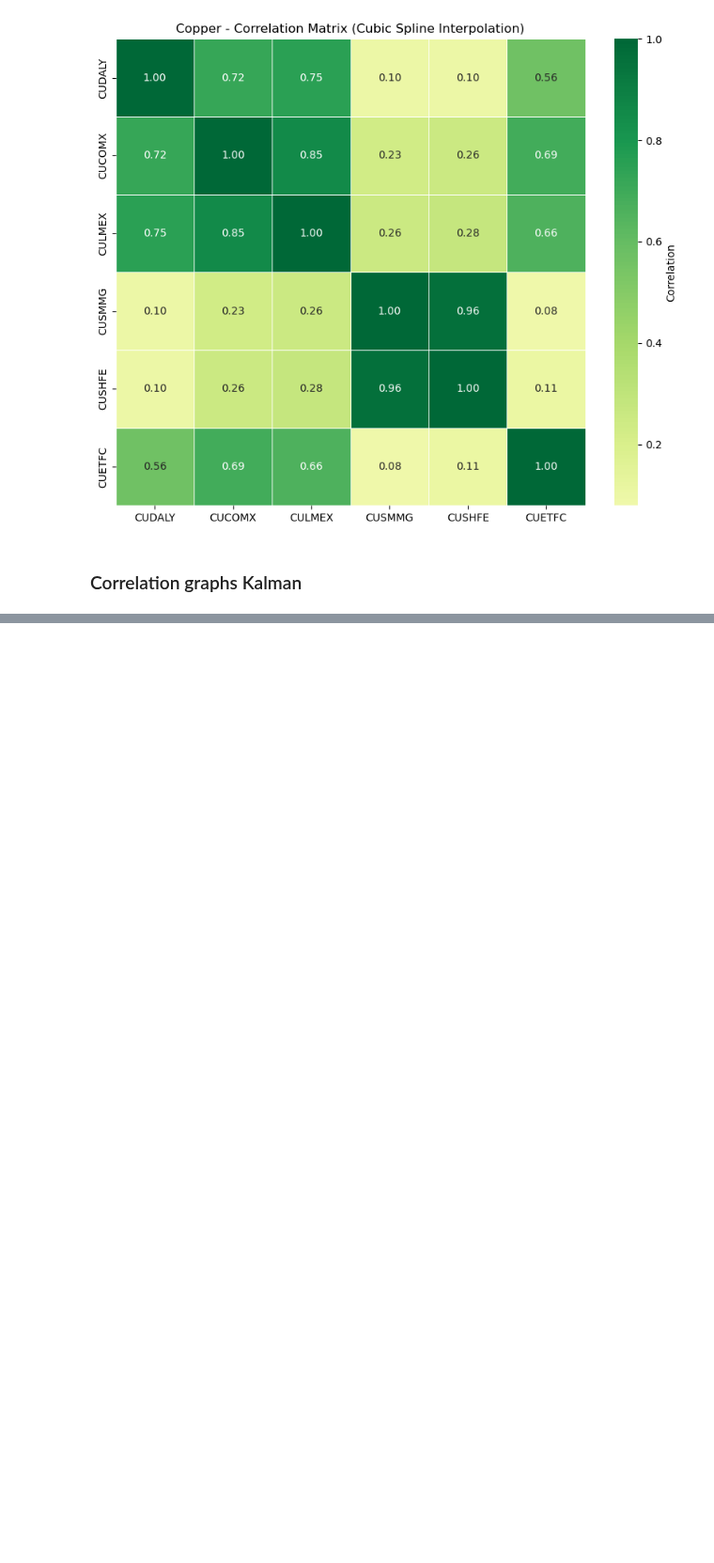
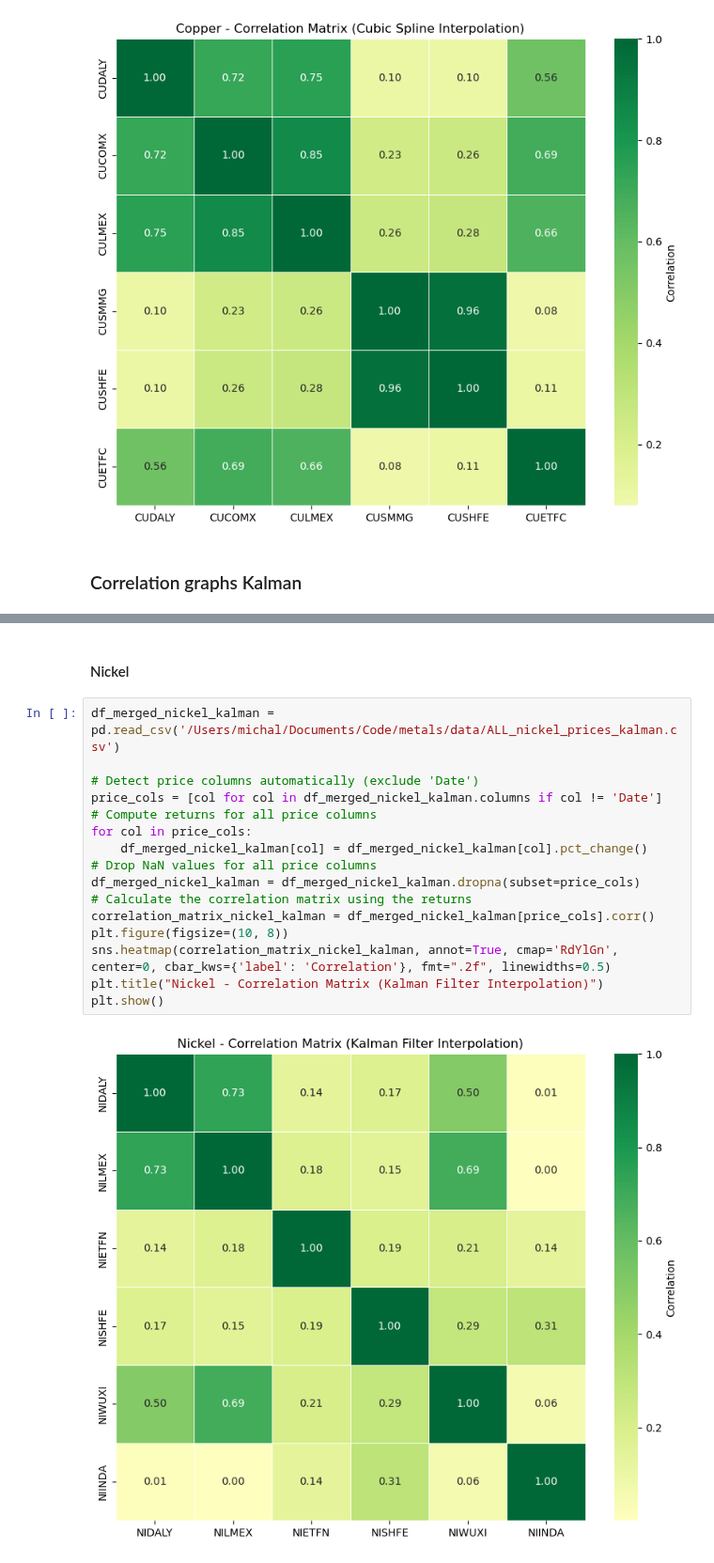
Before and after one commit to Doosheck/metals, a Jupyter notebook: data_overview.ipynb, the cells around one changed output, grey strips where cells are left out. Shown at 94% size. Drawn from its saved outputs; the diff is of its cells as text; blank space fills up the shorter version.

```diff
--- a/data_overview.ipynb
+++ b/data_overview.ipynb
@@ -2324,0 +2338,20 @@ plt.show()
+# %% [markdown]
+#### Nickel
+# %%
+df_merged_nickel_kalman = pd.read_csv('/Users/michal/Documents/Code/metals/data/ALL_nickel_prices_kalman.csv')
+
+# Detect price columns automatically (exclude 'Date')
+price_cols = [col for col in df_merged_nickel_kalman.columns if col != 'Date']
+# Compute returns for all price columns
+for col in price_cols:
+    df_merged_nickel_kalman[col] = df_merged_nickel_kalman[col].pct_change()
+# Drop NaN values for all price columns
+df_merged_nickel_kalman = df_merged_nickel_kalman.dropna(subset=price_cols)
+# Calculate the correlation matrix using the returns
+correlation_matrix_nickel_kalman = df_merged_nickel_kalman[price_cols].corr()
+plt.figure(figsize=(10, 8))
+sns.heatmap(correlation_matrix_nickel_kalman, annot=True, cmap='RdYlGn', center=0, cbar_kws={'label': 'Correlation'}, fmt=".2f", linewidths=0.5)
+plt.title("Nickel - Correlation Matrix (Kalman Filter Interpolation)")
+plt.show()
+# %% [output]
+[figure, added]
```
Also changed, not shown: parts of 7 cells of this notebook.
